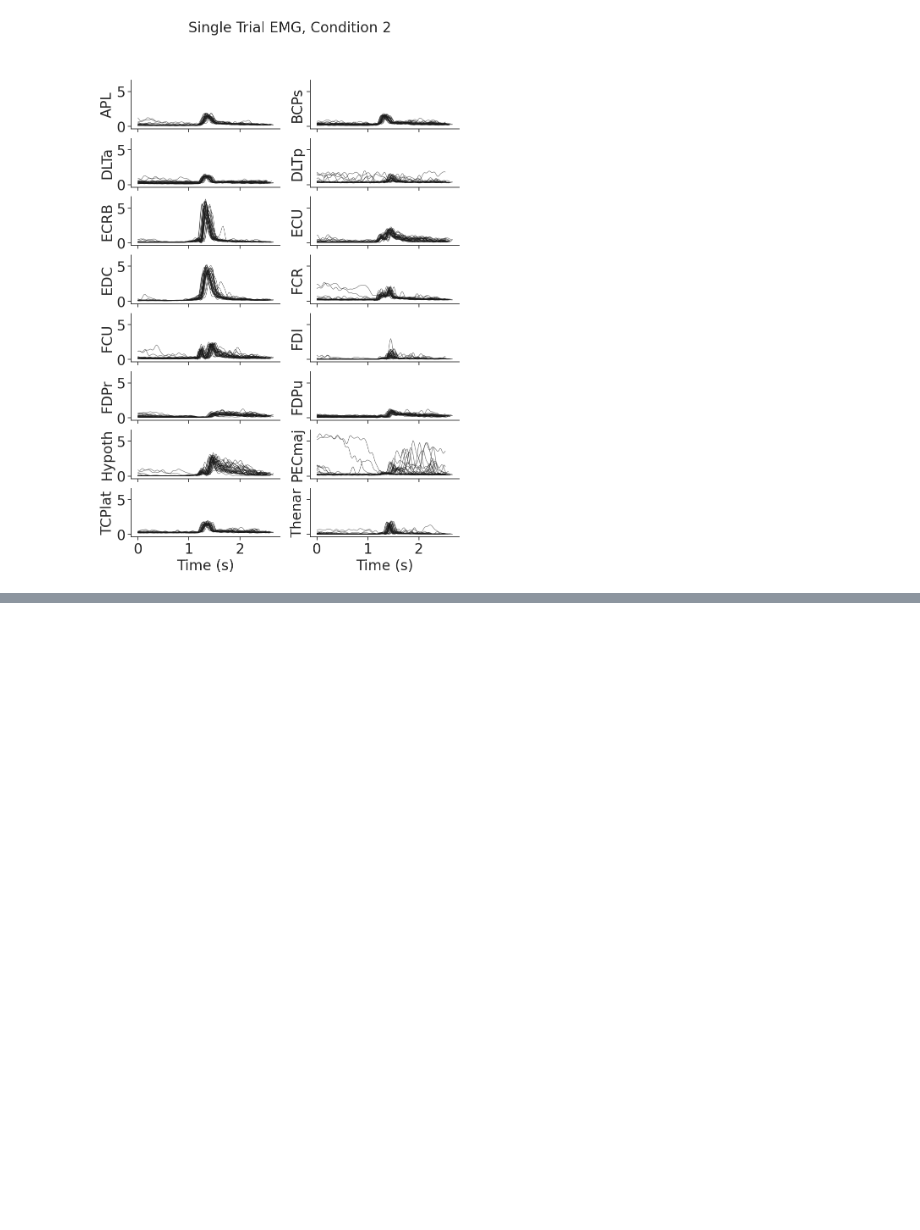
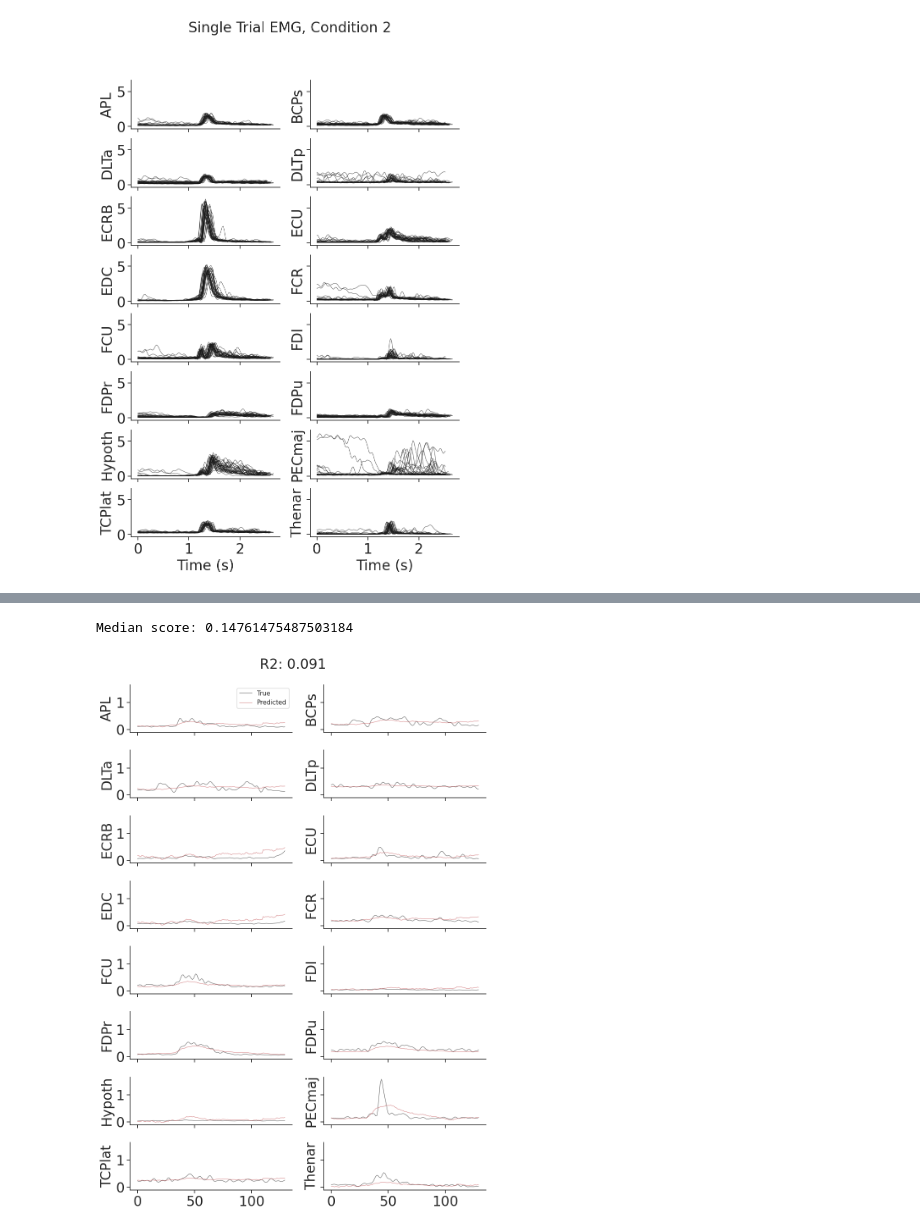
Before and after one commit to snel-repo/falcon-challenge, a Jupyter notebook: data_demos/m1.ipynb, the cells around one changed output, grey strips where cells are left out. Saved outputs shown, nothing was run; the diff lists cells and outputs as text; code cells hidden in the pictures; blank space fills up the shorter version.

```diff
--- a/data_demos/m1.ipynb
+++ b/data_demos/m1.ipynb
@@ -259,0 +311,7 @@ NameError: name 'lengths' is not defined
+# %%
+# get smoothed spikes
+from data_demos.filtering import apply_exponential_filter
+smoothed_spikes = {}
+
+for bn in binned_neural:
+    smoothed_spikes[bn] = apply_exponential_filter(binned_neural[bn])
@@ -259,0 +368,52 @@ NameError: name 'lengths' is not defined
+# %%
+# scoring
+from sklearn.metrics import r2_score
+# Initialize a list to store the scores
+scores = []
+preds = []
+
+# Loop through each example in smoothed_spikes_valid
+for i in range(len(smoothed_spikes_valid)):
+    # Use the decoder to predict an output
+    y_pred = decoder.predict(smoothed_spikes_valid[i])
+
+    # Score the prediction using the corresponding example from emg_valid
+    score = r2_score(emg_valid[i], y_pred, multioutput='variance_weighted')
+
+    # Append the score to the list
+    scores.append(score)
+    preds.append(y_pred)
+
+# Print the average score
+print('Median score:', np.median(scores))
+# %% [output]
+Median score: 0.14761475487503184
+# %%
+# plot example trials
+
+# Get the number of dimensions in the second axis of emg_valid
+trial_num = 3 # NOTE: modify this number to see a different trial!
+num_dims = emg_valid[trial_num].shape[1]
+
+# Create a grid of subplots with num_dims rows and 1 column
+fig, ax = plt.subplots(num_dims//2, 2, figsize=(10, 14), sharex=True, sharey=True)
+axs = ax.flatten()
+
+# Loop through each dimension
+for i in range(num_dims):
+    # Get the true and predicted data for the trial and dimension
+    true_data = emg_valid[trial_num][:, i]
+    predicted_data = preds[trial_num][:, i]
+
+    # Plot the data in the subplot
+    axs[i].plot(true_data, label='True', color='k', linewidth=0.75, alpha=0.7)
+    axs[i].plot(predicted_data, label='Predicted', color='r', linewidth=0.75, alpha=0.7)
+    axs[i].set_ylabel(muscles[i])
+    if i == 0:
+        axs[i].legend()
+
+plt.suptitle(f'R2: {np.around(scores[trial_num], 3)}')
+plt.tight_layout()
+plt.show()
+# %% [output]
+[figure, added]
```
Also changed, not shown: parts of 16 cells of this notebook.
